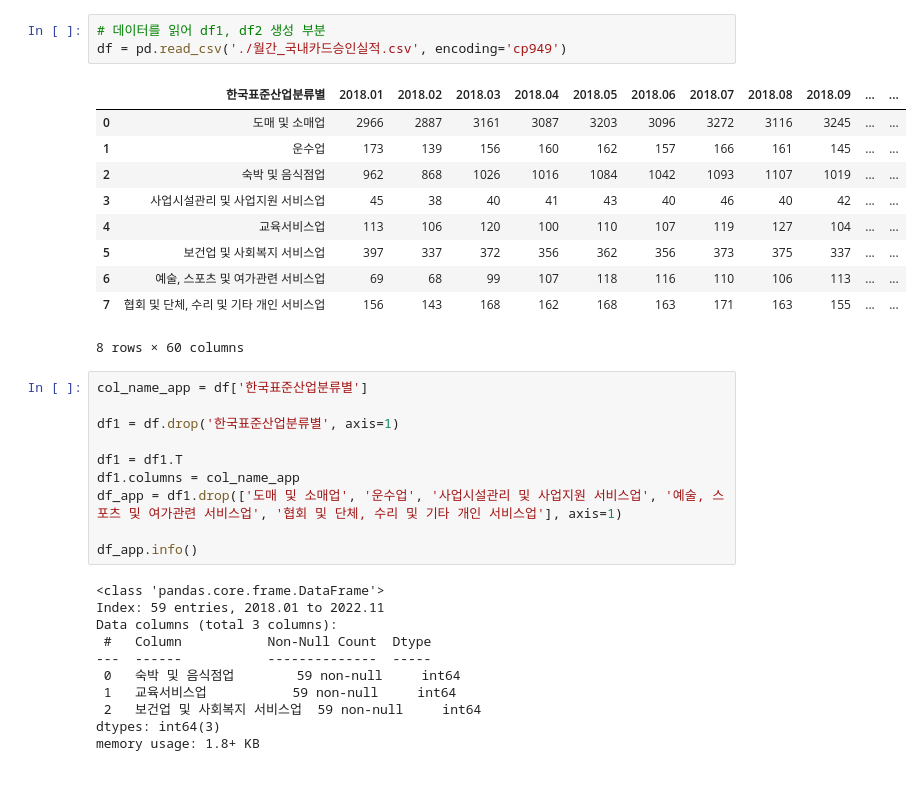
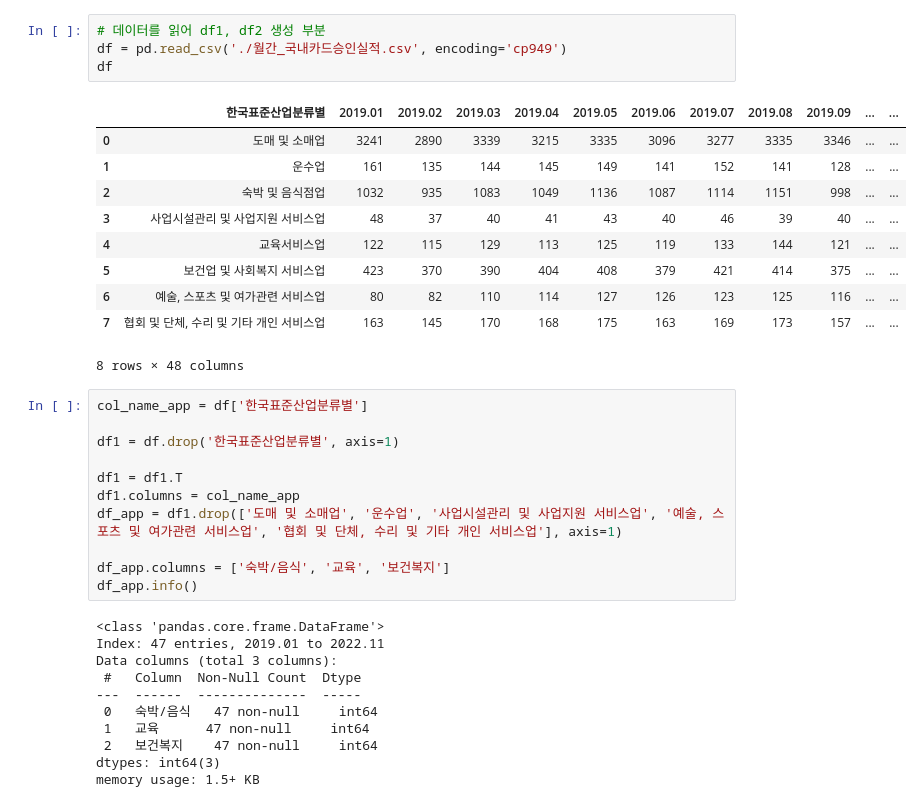
Before and after one commit to Frankensosege/Mini_prj, a Jupyter notebook: Semi Project.ipynb, the cells around one changed output. Saved outputs shown, nothing was run; the diff lists cells and outputs as text.

```diff
--- a/Semi Project.ipynb
+++ b/Semi Project.ipynb
@@ -20,17 +55,18 @@ def get_confDF(filename):
 # %%
 # 데이터를 읽어 df1, df2 생성 부분
 df = pd.read_csv('./월간_국내카드승인실적.csv', encoding='cp949')
+df
 # %% [output]
-|  | 한국표준산업분류별 | 2018.01 | 2018.02 | 2018.03 | 2018.04 | 2018.05 | 2018.06 | 2018.07 | 2018.08 | 2018.09 | ... | ... |
-| 0 | 도매 및 소매업 | 2966 | 2887 | 3161 | 3087 | 3203 | 3096 | 3272 | 3116 | 3245 | ... | ... |
-| 1 | 운수업 | 173 | 139 | 156 | 160 | 162 | 157 | 166 | 161 | 145 | ... | ... |
-| 2 | 숙박 및 음식점업 | 962 | 868 | 1026 | 1016 | 1084 | 1042 | 1093 | 1107 | 1019 | ... | ... |
-| 3 | 사업시설관리 및 사업지원 서비스업 | 45 | 38 | 40 | 41 | 43 | 40 | 46 | 40 | 42 | ... | ... |
-| 4 | 교육서비스업 | 113 | 106 | 120 | 100 | 110 | 107 | 119 | 127 | 104 | ... | ... |
-| 5 | 보건업 및 사회복지 서비스업 | 397 | 337 | 372 | 356 | 362 | 356 | 373 | 375 | 337 | ... | ... |
-| 6 | 예술, 스포츠 및 여가관련 서비스업 | 69 | 68 | 99 | 107 | 118 | 116 | 110 | 106 | 113 | ... | ... |
-| 7 | 협회 및 단체, 수리 및 기타 개인 서비스업 | 156 | 143 | 168 | 162 | 168 | 163 | 171 | 163 | 155 | ... | ... |
+|  | 한국표준산업분류별 | 2019.01 | 2019.02 | 2019.03 | 2019.04 | 2019.05 | 2019.06 | 2019.07 | 2019.08 | 2019.09 | ... | ... |
+| 0 | 도매 및 소매업 | 3241 | 2890 | 3339 | 3215 | 3335 | 3096 | 3277 | 3335 | 3346 | ... | ... |
+| 1 | 운수업 | 161 | 135 | 144 | 145 | 149 | 141 | 152 | 141 | 128 | ... | ... |
+| 2 | 숙박 및 음식점업 | 1032 | 935 | 1083 | 1049 | 1136 | 1087 | 1114 | 1151 | 998 | ... | ... |
+| 3 | 사업시설관리 및 사업지원 서비스업 | 48 | 37 | 40 | 41 | 43 | 40 | 46 | 39 | 40 | ... | ... |
+| 4 | 교육서비스업 | 122 | 115 | 129 | 113 | 125 | 119 | 133 | 144 | 121 | ... | ... |
+| 5 | 보건업 및 사회복지 서비스업 | 423 | 370 | 390 | 404 | 408 | 379 | 421 | 414 | 375 | ... | ... |
+| 6 | 예술, 스포츠 및 여가관련 서비스업 | 80 | 82 | 110 | 114 | 127 | 126 | 123 | 125 | 116 | ... | ... |
+| 7 | 협회 및 단체, 수리 및 기타 개인 서비스업 | 163 | 145 | 170 | 168 | 175 | 163 | 169 | 173 | 157 | ... | ... |
-8 rows × 60 columns
+8 rows × 48 columns
 # %%
 col_name_app = df['한국표준산업분류별']
 
@@ -40,18 +76,19 @@ df1 = df1.T
 df1.columns = col_name_app
 df_app = df1.drop(['도매 및 소매업', '운수업', '사업시설관리 및 사업지원 서비스업', '예술, 스포츠 및 여가관련 서비스업', '협회 및 단체, 수리 및 기타 개인 서비스업'], axis=1)
 
+df_app.columns = ['숙박/음식', '교육', '보건복지']
 df_app.info()
 # %% [output]
 <class 'pandas.core.frame.DataFrame'>
-Index: 59 entries, 2018.01 to 2022.11
+Index: 47 entries, 2019.01 to 2022.11
 Data columns (total 3 columns):
- #   Column           Non-Null Count  Dtype
----  ------           --------------  -----
- 0   숙박 및 음식점업        59 non-null     int64
- 1   교육서비스업           59 non-null     int64
- 2   보건업 및 사회복지 서비스업  59 non-null     int64
+ #   Column  Non-Null Count  Dtype
+---  ------  --------------  -----
+ 0   숙박/음식   47 non-null     int64
+ 1   교육      47 non-null     int64
+ 2   보건복지    47 non-null     int64
 dtypes: int64(3)
-memory usage: 1.8+ KB
+memory usage: 1.5+ KB
 # %%
 df_app
 # %% [output]
```
Also changed, not shown: parts of 8 cells of this notebook, 2 other files.
